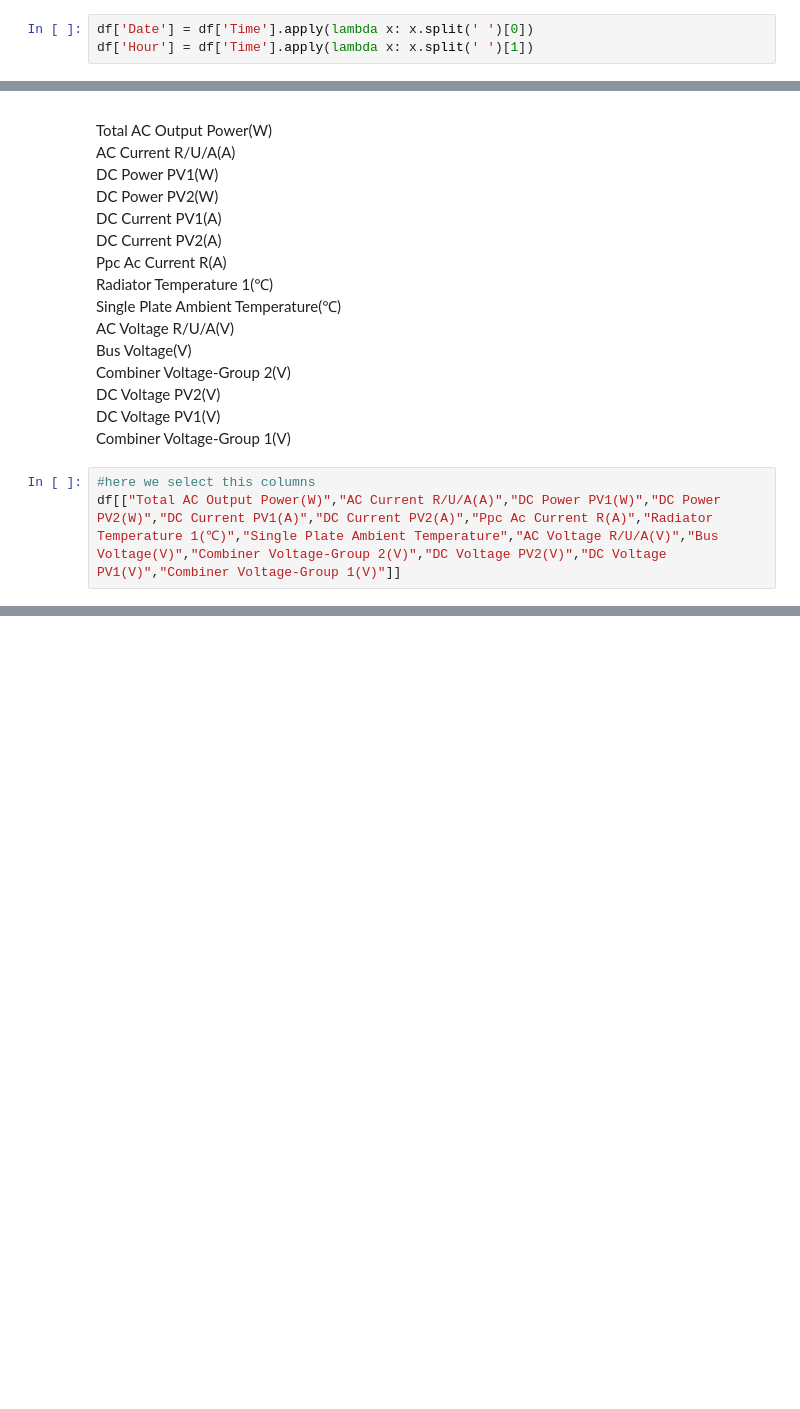
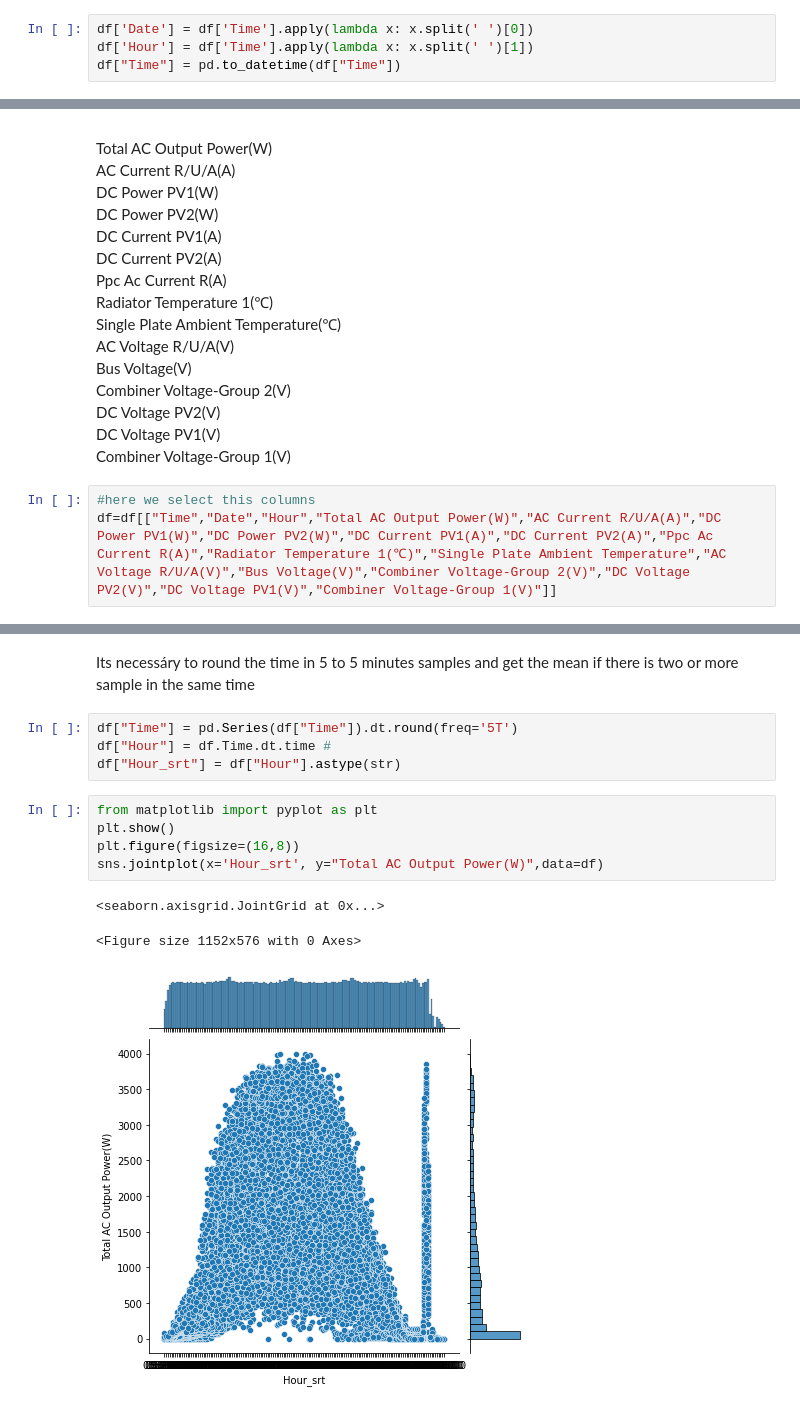
Before and after one commit to oakthyago/Electrical-Demand-Brazil, a Jupyter notebook: photovoltaic-analysis-from-full-of-shadows-system.ipynb, the cells around one changed output, grey strips where cells are left out. Saved outputs shown, nothing was run; the diff lists cells and outputs as text; blank space fills up the shorter version.

```diff
--- a/photovoltaic-analysis-from-full-of-shadows-system.ipynb
+++ b/photovoltaic-analysis-from-full-of-shadows-system.ipynb
@@ -56,6 +56,7 @@ sns.heatmap(df.isnull())
 # %%
 df['Date'] = df['Time'].apply(lambda x: x.split(' ')[0])
 df['Hour'] = df['Time'].apply(lambda x: x.split(' ')[1])
+df["Time"] = pd.to_datetime(df["Time"])
 # %%
 calendar_dc = df.pivot_table(values='DC Power PV1(W)', index='Time', columns='Date')
 # %%
@@ -115,4 +116,4 @@ DC Voltage PV1(V)
 Combiner Voltage-Group 1(V)
 # %%
 #here we select this columns
-df[["Total AC Output Power(W)","AC Current R/U/A(A)","DC Power PV1(W)","DC Power PV2(W)","DC Current PV1(A)","DC Current PV2(A)","Ppc Ac Current R(A)","Radiator Temperature 1(℃)","Single Plate Ambient Temperature","AC Voltage R/U/A(V)","Bus Voltage(V)","Combiner Voltage-Group 2(V)","DC Voltage PV2(V)","DC Voltage PV1(V)","Combiner Voltage-Group 1(V)"]]
+df=df[["Time","Date","Hour","Total AC Output Power(W)","AC Current R/U/A(A)","DC Power PV1(W)","DC Power PV2(W)","DC Current PV1(A)","DC Current PV2(A)","Ppc Ac Current R(A)","Radiator Temperature 1(℃)","Single Plate Ambient Temperature","AC Voltage R/U/A(V)","Bus Voltage(V)","Combiner Voltage-Group 2(V)","DC Voltage PV2(V)","DC Voltage PV1(V)","Combiner Voltage-Group 1(V)"]]
@@ -132,0 +156,15 @@ df[["Total AC Output Power(W)","AC Current R/U/A(A)","DC Power PV1(W)","DC Power
+# %% [markdown]
+Its necessáry to round the time in 5 to 5 minutes samples and get the mean if there is two or more sample in the same time
+# %%
+df["Time"] = pd.Series(df["Time"]).dt.round(freq='5T')
+df["Hour"] = df.Time.dt.time #
+df["Hour_srt"] = df["Hour"].astype(str)
+# %%
+from matplotlib import pyplot as plt
+plt.show()
+plt.figure(figsize=(16,8))
+sns.jointplot(x='Hour_srt', y="Total AC Output Power(W)",data=df)
+# %% [output]
+<seaborn.axisgrid.JointGrid at 0x...>
+<Figure size 1152x576 with 0 Axes>
+[figure, added]
```
Also changed, not shown: parts of 4 cells of this notebook.
